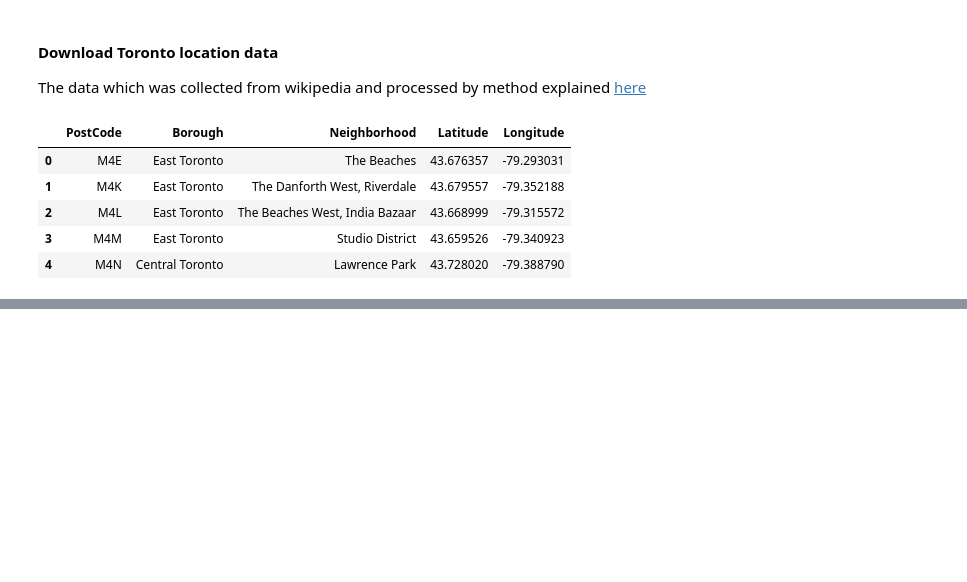
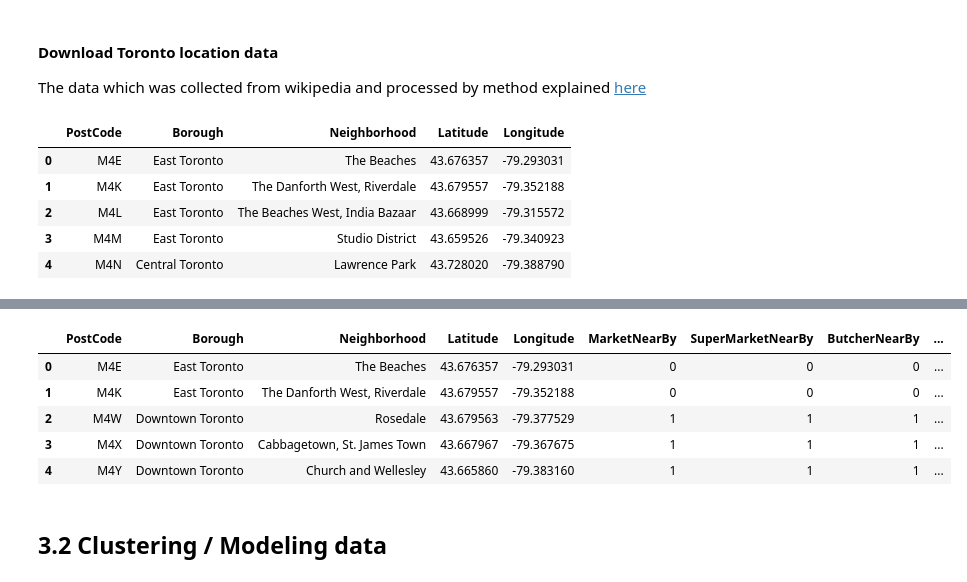
Before and after one commit to kembox/Coursera_Capstone, a Jupyter notebook: Toronto_restaurant_location_analysis.ipynb, the cells around one changed output, grey strips where cells are left out. Saved outputs shown, nothing was run; the diff lists cells and outputs as text; code cells hidden in the pictures; blank space fills up the shorter version.

```diff
--- a/Toronto_restaurant_location_analysis.ipynb
+++ b/Toronto_restaurant_location_analysis.ipynb
@@ -103,0 +229,14 @@ toronto_data.head()
+# %%
+for col in resto_data:
+    if 'NearBy' in col:
+        resto_data[col]=resto_data[col].apply(lambda x: 1 if x >= resto_data[col].mean() else 0)
+resto_data.head()
+# %% [output]
+|  | PostCode | Borough | Neighborhood | Latitude | Longitude | MarketNearBy | SuperMarketNearBy | ButcherNearBy | ... |
+| 0 | M4E | East Toronto | The Beaches | 43.676357 | -79.293031 | 0 | 0 | 0 | ... |
+| 1 | M4K | East Toronto | The Danforth West, Riverdale | 43.679557 | -79.352188 | 0 | 0 | 0 | ... |
+| 2 | M4W | Downtown Toronto | Rosedale | 43.679563 | -79.377529 | 1 | 1 | 1 | ... |
+| 3 | M4X | Downtown Toronto | Cabbagetown, St. James Town | 43.667967 | -79.367675 | 1 | 1 | 1 | ... |
+| 4 | M4Y | Downtown Toronto | Church and Wellesley | 43.665860 | -79.383160 | 1 | 1 | 1 | ... |
+# %% [markdown]
+## 3.2 Clustering / Modeling data
```
Also changed, not shown: parts of 27 cells of this notebook.
